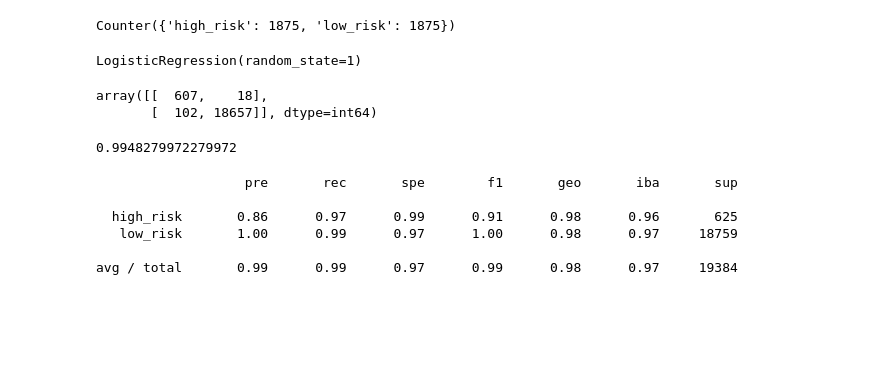
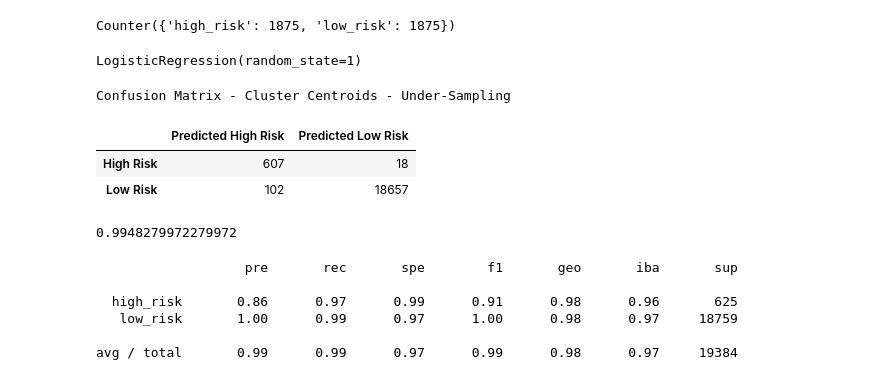
Before and after one commit to savagedavid7/Predicting-Credit-Risk-With-Machine-Learning, a Jupyter notebook: credit_risk_resampling.ipynb, the cells around one changed output. Cells and saved outputs as stored; diff of their text form; code cells hidden in the pictures; blank space fills up the shorter version.

```diff
--- a/credit_risk_resampling.ipynb
+++ b/credit_risk_resampling.ipynb
@@ -242,11 +259,14 @@ model.fit(X_resampled_cc, y_resampled_cc)
 LogisticRegression(random_state=1)
 # %%
 # Display the confusion matrix
-from sklearn.metrics import confusion_matrix
+
 y_pred_cc = model.predict(X_test)
-confusion_matrix(y_test, y_pred_cc)
+cm_4 = confusion_matrix(y_test, y_pred_cc)
+cm_to_df(cm_4, "Cluster Centroids - Under-Sampling")
 # %% [output]
-array([[  607,    18],
-       [  102, 18657]], dtype=int64)
+Confusion Matrix - Cluster Centroids - Under-Sampling
+|  | Predicted High Risk | Predicted Low Risk |
+| High Risk | 607 | 18 |
+| Low Risk | 102 | 18657 |
 # %%
 # Calculate the balanced accuracy score
```
Also changed, not shown: parts of 26 cells of this notebook, 14 other files.
